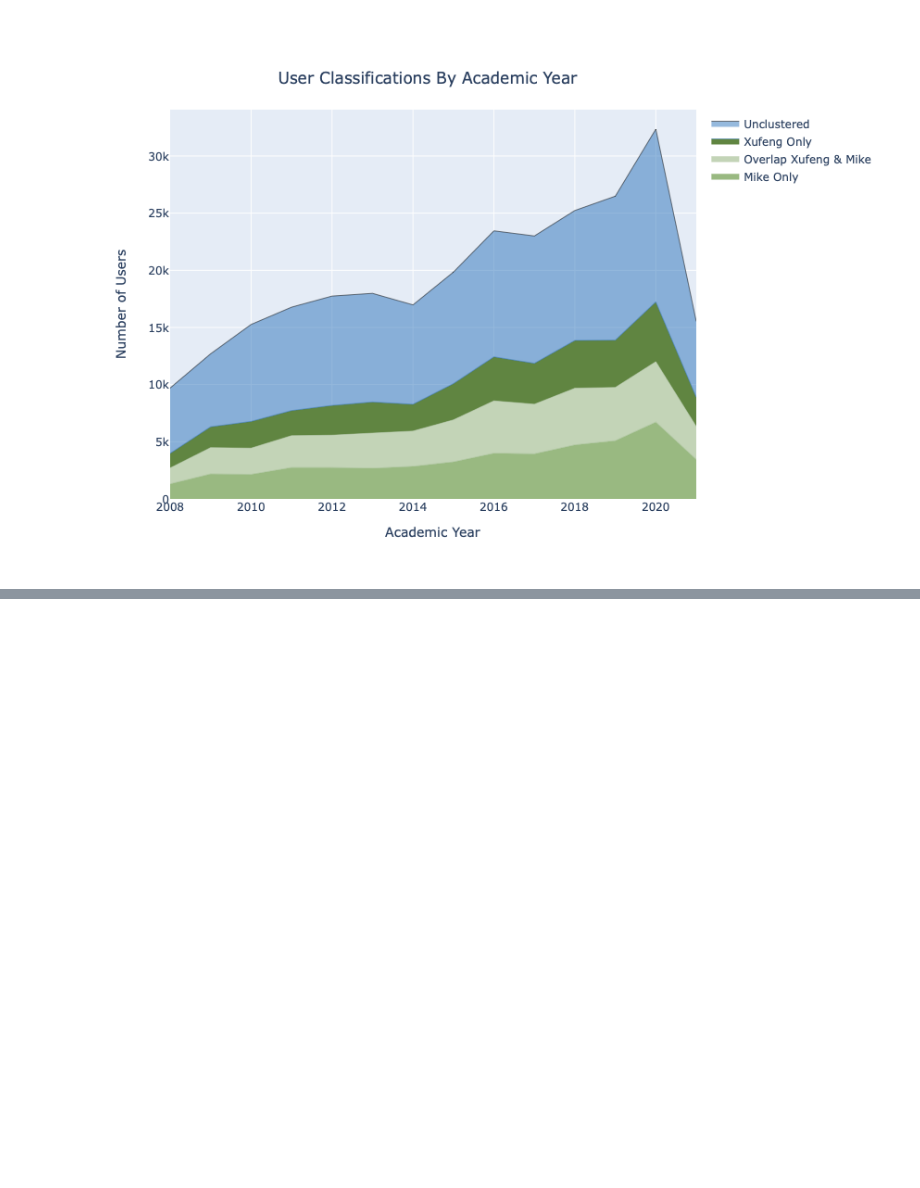
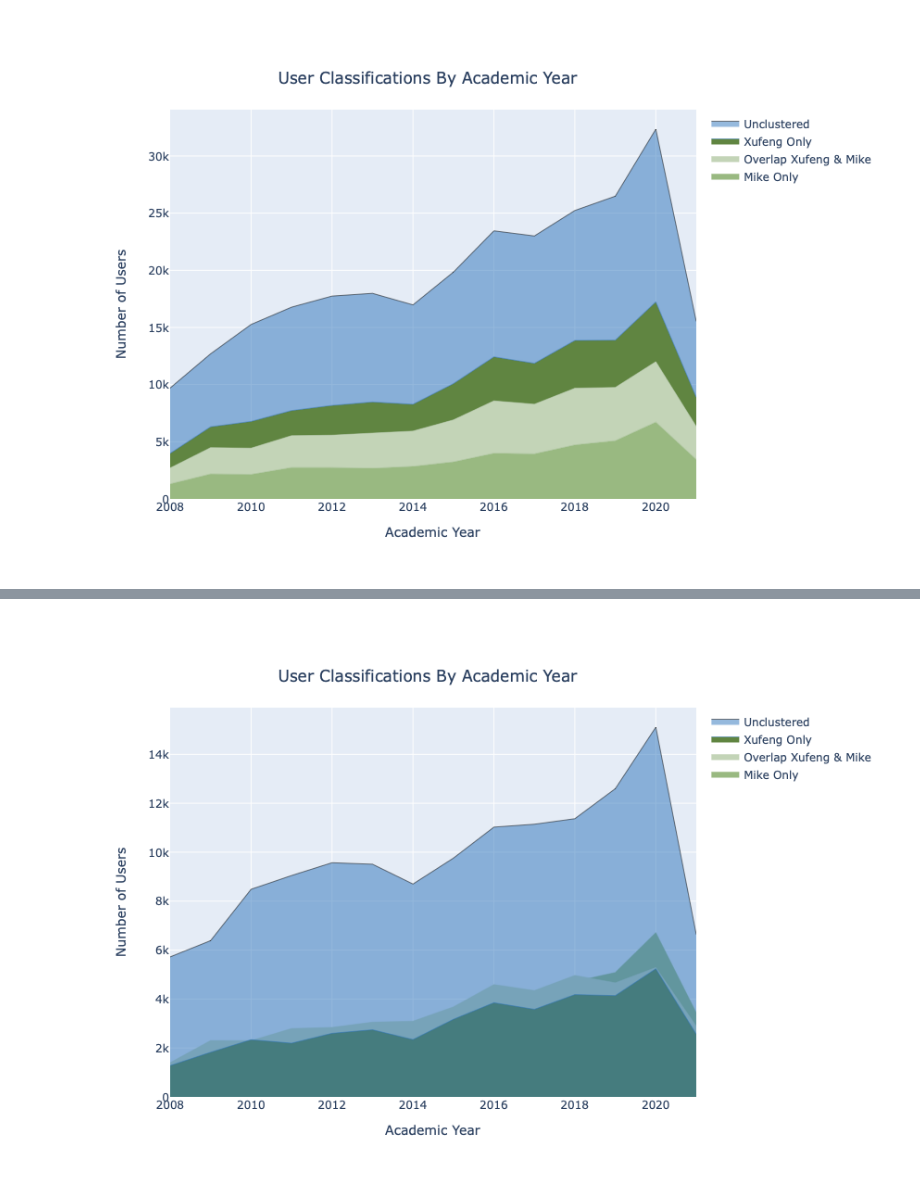
Before and after one commit to saxenap/nanohub, a Jupyter notebook: nanoHUB/pipeline/geddes/cluster_plot_data_by_year.ipynb, the cells around one changed output, grey strips where cells are left out. Cells and saved outputs as stored; diff of their text form; code cells hidden in the pictures; blank space fills up the shorter version.

```diff
--- a/nanoHUB/pipeline/geddes/cluster_plot_data_by_year.ipynb
+++ b/nanoHUB/pipeline/geddes/cluster_plot_data_by_year.ipynb
@@ -165,22 +130,18 @@ df = data_df
-# %%
-x_values = df['combined_year_semester'].tolist()
-xufeng_only = df['num_users_x_only'].tolist()
-mike_only = df['num_users_m_only'].tolist()
-overlap = df['num_users_overlap_mike_xufeng'].tolist()
-unclustered = df['num_unclustered_active_users'].tolist()
 # %%
 fig = go.Figure()
 fig.update_layout(
     height=600,
     title={
-        'text': "User Classifications By Semester",
+        'text': "User Classifications By Academic Year",
         'y':0.9,
         'x':0.23,
         # 'xanchor': 'center',
         # 'yanchor': 'top'
     },
-    xaxis_title="Semesters By Year",
-    yaxis_title="Number of Users"
+    yaxis_title="Number of Users",
+    xaxis = dict(
+      title = 'Academic Year'
+    )
 )
 fig.add_trace(go.Scatter(
     x=x_values,
@@ -188,6 +149,7 @@ fig.add_trace(go.Scatter(
     hoveron = 'points+fills',
     hoverinfo='text+x+y',
     mode='lines',
+    opacity=0.7,
     line=dict(width=0.5, color='rgba(153,185,129,255)'),
     fillcolor='rgba(153,185,129,255)',
     stackgroup='one',
@@ -200,9 +162,10 @@ fig.add_trace(go.Scatter(
     hoveron = 'points+fills',
     hoverinfo='text+x+y',
     mode='lines',
+    opacity=0.5,
     line=dict(width=0.5, color='rgba(195,212,183,25)'),
     fillcolor='rgba(195,212,183,25)',
-    stackgroup='one',
+    stackgroup='two',
     name="Overlap Xufeng & Mike",
     text="Overlap Xufeng & Mike",
 ))
@@ -212,9 +175,10 @@ fig.add_trace(go.Scatter(
     hoveron = 'points+fills',
     hoverinfo='text+x+y',
     mode='lines',
+    opacity=0.3,
     line=dict(width=0.5, color='rgba(44,113,186,255)'),
     fillcolor='rgba(96,133,65,255)',
-    stackgroup='one',
+    stackgroup='three',
     name="Xufeng Only",
     text="Xufeng Only",
 ))
@@ -225,14 +189,15 @@ fig.add_trace(go.Scatter(
     hoveron = 'points+fills',
     hoverinfo='text+x+y',
     mode='lines',
+    opacity=0.1,
     line=dict(width=0.5, color='rgb(0, 0, 0)'),
-    fillcolor='rgb(44,115,187)',
-    stackgroup='one',
+    fillcolor='rgba(44,115,187,0.5)',
+    stackgroup='four',
     name="Unclustered",
     text="Unclustered"
 ))
-fig.update_xaxes(
-    rangeslider_visible=True
-)
+
+fig.update_xaxes(fixedrange=True)
+
 fig.show()
 # %% [output]
@@ -239,0 +204 @@ fig.show()
+[figure, added]
```
Also changed, not shown: parts of 8 cells of this notebook.
